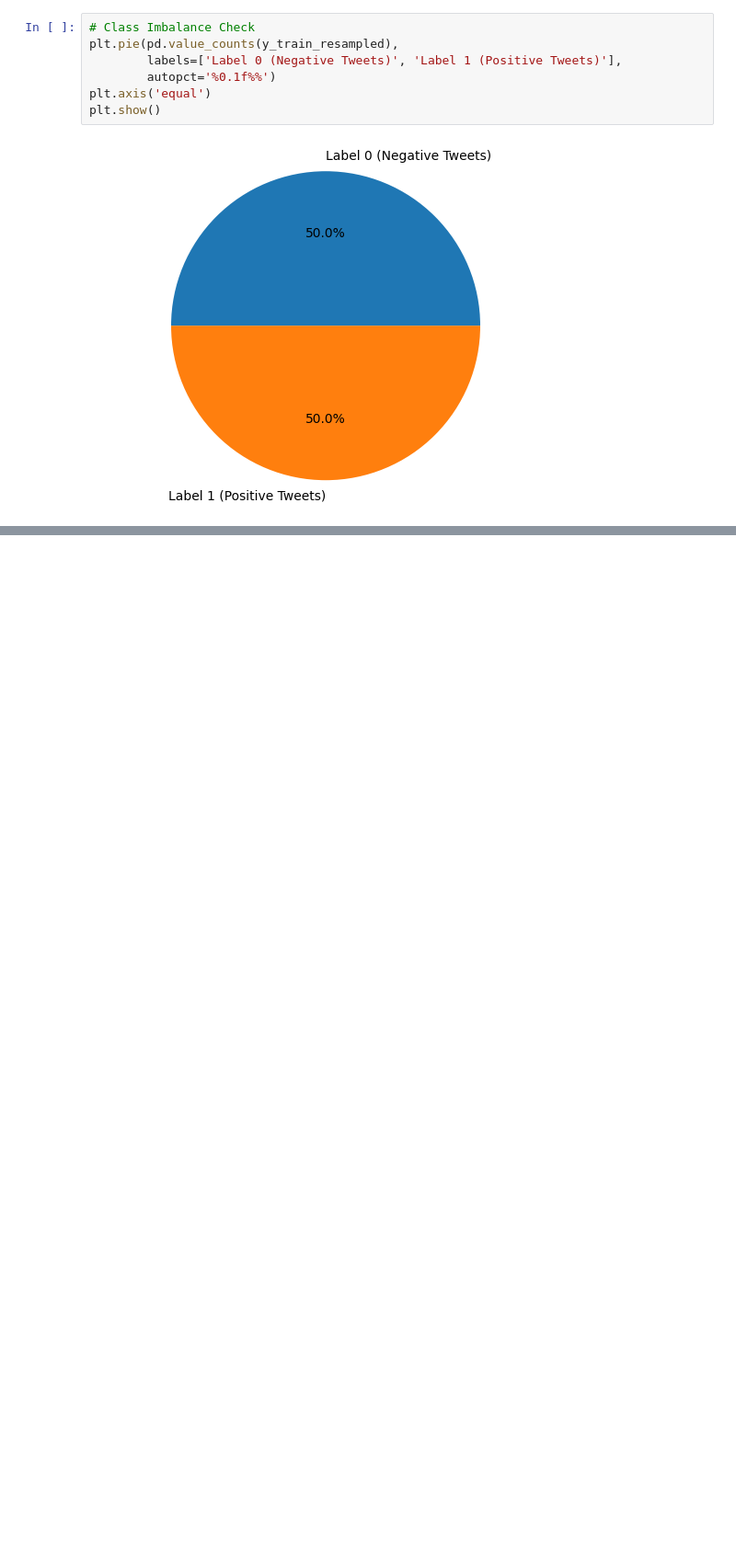
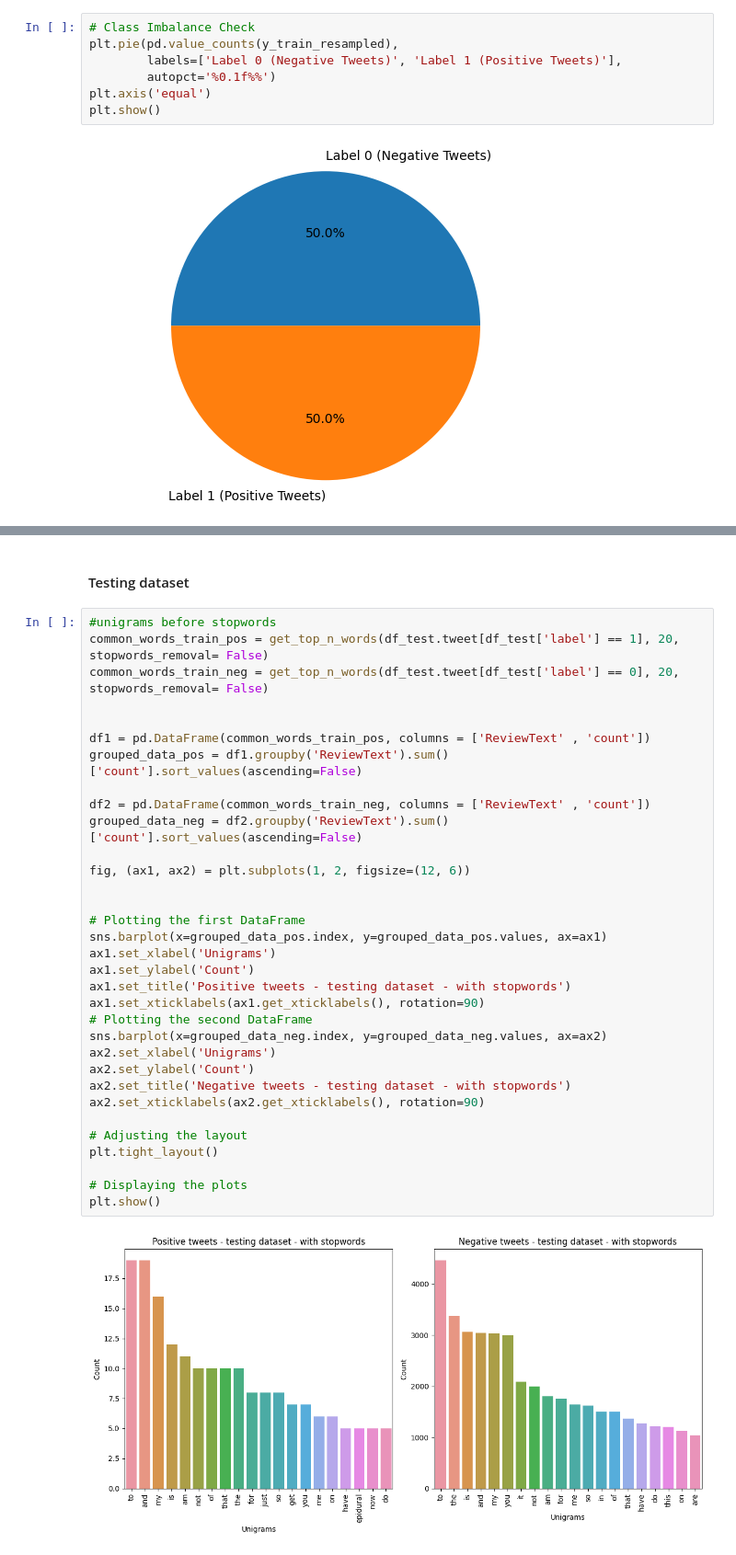
Before and after one commit to Seixal97/tweet_mining_project, a Jupyter notebook: pipeline_data_analysis.ipynb, the cells around one changed output, grey strips where cells are left out. Shown at 92% size. Drawn from its saved outputs; the diff is of its cells as text; blank space fills up the shorter version.

```diff
--- a/pipeline_data_analysis.ipynb
+++ b/pipeline_data_analysis.ipynb
@@ -280,0 +374,37 @@ plt.show()
+# %% [markdown]
+#### Testing dataset
+# %%
+#unigrams before stopwords
+common_words_train_pos = get_top_n_words(df_test.tweet[df_test['label'] == 1], 20, stopwords_removal= False)
+common_words_train_neg = get_top_n_words(df_test.tweet[df_test['label'] == 0], 20, stopwords_removal= False)
+
+
+df1 = pd.DataFrame(common_words_train_pos, columns = ['ReviewText' , 'count'])
+grouped_data_pos = df1.groupby('ReviewText').sum()['count'].sort_values(ascending=False)
+
+df2 = pd.DataFrame(common_words_train_neg, columns = ['ReviewText' , 'count'])
+grouped_data_neg = df2.groupby('ReviewText').sum()['count'].sort_values(ascending=False)
+
+fig, (ax1, ax2) = plt.subplots(1, 2, figsize=(12, 6))
+
+
+# Plotting the first DataFrame
+sns.barplot(x=grouped_data_pos.index, y=grouped_data_pos.values, ax=ax1)
+ax1.set_xlabel('Unigrams')
+ax1.set_ylabel('Count')
+ax1.set_title('Positive tweets - testing dataset - with stopwords')
+ax1.set_xticklabels(ax1.get_xticklabels(), rotation=90)
+# Plotting the second DataFrame
+sns.barplot(x=grouped_data_neg.index, y=grouped_data_neg.values, ax=ax2)
+ax2.set_xlabel('Unigrams')
+ax2.set_ylabel('Count')
+ax2.set_title('Negative tweets - testing dataset - with stopwords')
+ax2.set_xticklabels(ax2.get_xticklabels(), rotation=90)
+
+# Adjusting the layout
+plt.tight_layout()
+
+# Displaying the plots
+plt.show()
+# %% [output]
+[figure, added]
```
Also changed, not shown: parts of 20 cells of this notebook, 3 other files.
